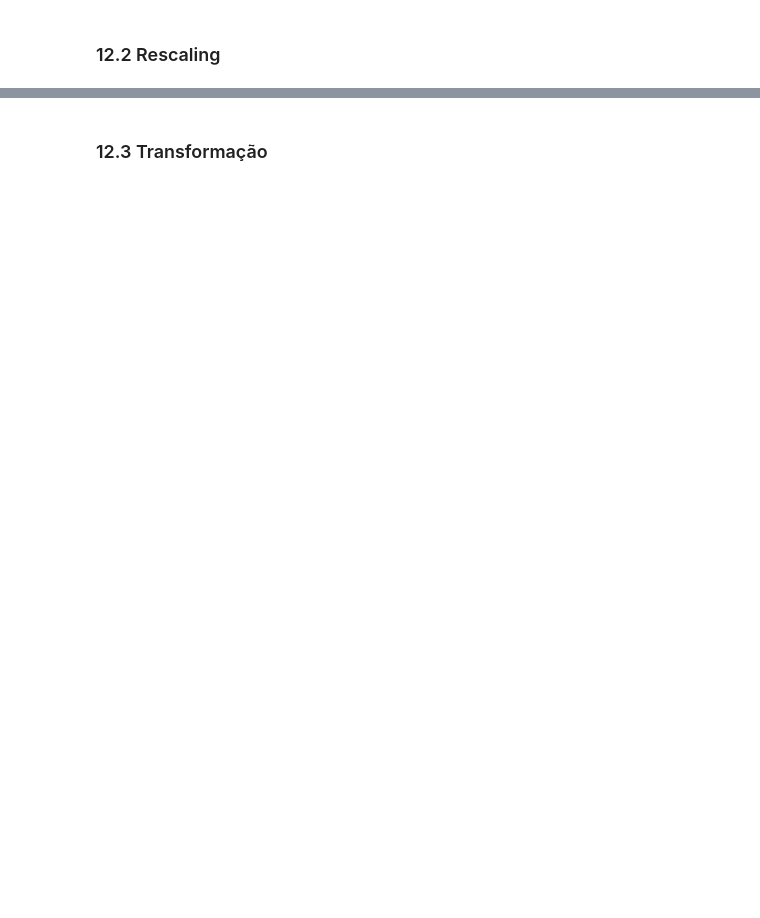
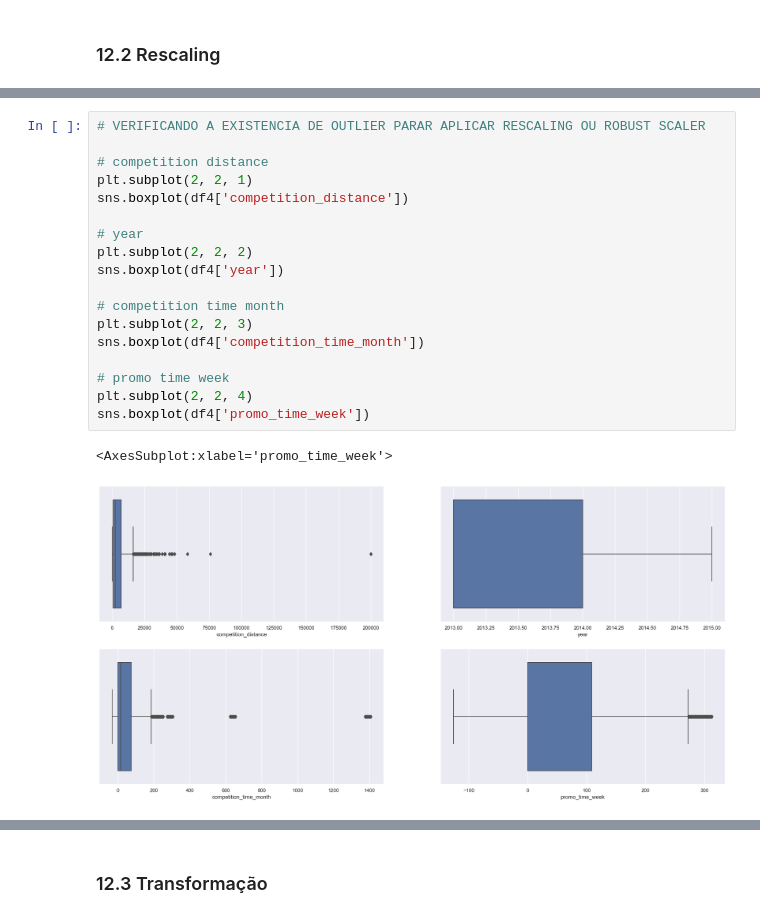
Before and after one commit to juanzimmer/Ds_em_producao, a Jupyter notebook: aula_3_analise_exploratoria.ipynb, the cells around one changed output, grey strips where cells are left out. Saved outputs shown, nothing was run; the diff lists cells and outputs as text; blank space fills up the shorter version.

Commit message:
Aplicado tecnicas de rescaling

```diff
--- a/aula_3_analise_exploratoria.ipynb
+++ b/aula_3_analise_exploratoria.ipynb
@@ -814,0 +866,21 @@ df4 = df3.copy()
+# %%
+# VERIFICANDO A EXISTENCIA DE OUTLIER PARAR APLICAR RESCALING OU ROBUST SCALER
+
+# competition distance
+plt.subplot(2, 2, 1)
+sns.boxplot(df4['competition_distance'])
+
+# year
+plt.subplot(2, 2, 2)
+sns.boxplot(df4['year'])
+
+# competition time month
+plt.subplot(2, 2, 3)
+sns.boxplot(df4['competition_time_month'])
+
+# promo time week
+plt.subplot(2, 2, 4)
+sns.boxplot(df4['promo_time_week'])
+# %% [output]
+<AxesSubplot:xlabel='promo_time_week'>
+[figure, added]
```
Also changed, not shown: parts of 9 cells of this notebook.
